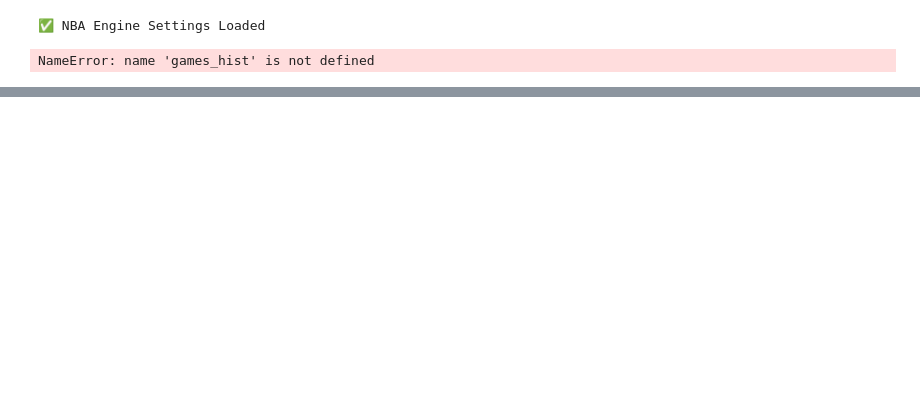
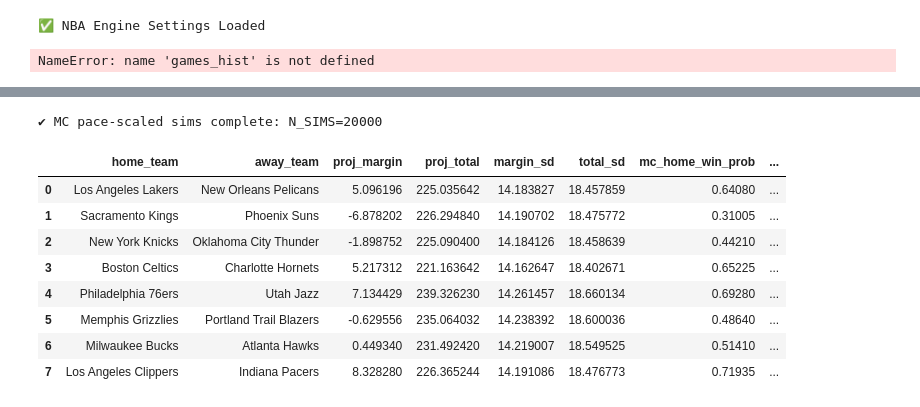
Before and after one commit to dchav12/New-stable-, a Jupyter notebook: NBA_STABLE.ipynb, the cells around one changed output, grey strips where cells are left out. Cells and saved outputs as stored; diff of their text form; code cells hidden in the pictures; blank space fills up the shorter version.

```diff
--- a/NBA_STABLE.ipynb
+++ b/NBA_STABLE.ipynb
@@ -14902,0 +17291,68 @@ Saved: nba_top10_win_priority_ev.csv, nba_discord_top10.txt
+# %%
+# =========================
+# BOTTOM CELL: Monte Carlo using per-game SDs (margin_sd/total_sd)
+# =========================
+import numpy as np, pandas as pd
+
+N_SIMS = 20000
+SEED = 7
+
+if "g" not in globals() or g is None:
+    raise RuntimeError("MC PACE: g not found.")
+req = ["proj_margin","proj_total","margin_sd","total_sd","home_team","away_team","home_spread","total_line"]
+missing = [c for c in req if c not in g.columns]
+if missing:
+    raise RuntimeError(f"MC PACE: missing columns: {missing}")
+
+if g["proj_margin"].isna().any() or g["proj_total"].isna().any():
+    bad = g[g["proj_margin"].isna() | g["proj_total"].isna()][["home_team","away_team","proj_margin","proj_total"]]
+    raise RuntimeError("MC PACE: NaNs in projections:\n" + bad.to_string(index=False))
+
+np.random.seed(SEED)
+
+mc_rows = []
+for _, row in g.iterrows():
+    mu_m = float(row["proj_margin"])
+    mu_t = float(row["proj_total"])
+    sd_m = float(row["margin_sd"])
+    sd_t = float(row["total_sd"])
+
+    m = np.random.normal(mu_m, sd_m, size=N_SIMS)
+    t = np.random.normal(mu_t, sd_t, size=N_SIMS)
+
+    home_win = float((m > 0).mean())
+    home_cover = float((m > float(row["home_spread"])).mean())
+    over = float((t > float(row["total_line"])).mean())
+
+    mc_rows.append({
+        "home_team": row["home_team"],
+        "away_team": row["away_team"],
+        "proj_margin": mu_m,
+        "proj_total": mu_t,
+        "margin_sd": sd_m,
+        "total_sd": sd_t,
+        "mc_home_win_prob": home_win,
+        "mc_home_cover_prob": home_cover,
+        "mc_over_prob": over,
+        "mc_margin_med": float(np.median(m)),
+        "mc_total_med": float(np.median(t)),
+        "mc_margin_p10": float(np.quantile(m, 0.10)),
+        "mc_margin_p90": float(np.quantile(m, 0.90)),
+        "mc_total_p10": float(np.quantile(t, 0.10)),
+        "mc_total_p90": float(np.quantile(t, 0.90)),
+    })
+
+mc_df = pd.DataFrame(mc_rows)
+print(f"✔ MC pace-scaled sims complete: N_SIMS={N_SIMS}")
+display(mc_df)
+# %% [output]
+✔ MC pace-scaled sims complete: N_SIMS=20000
+|  | home_team | away_team | proj_margin | proj_total | margin_sd | total_sd | mc_home_win_prob | ... |
+| 0 | Los Angeles Lakers | New Orleans Pelicans | 5.096196 | 225.035642 | 14.183827 | 18.457859 | 0.64080 | ... |
+| 1 | Sacramento Kings | Phoenix Suns | -6.878202 | 226.294840 | 14.190702 | 18.475772 | 0.31005 | ... |
+| 2 | New York Knicks | Oklahoma City Thunder | -1.898752 | 225.090400 | 14.184126 | 18.458639 | 0.44210 | ... |
+| 3 | Boston Celtics | Charlotte Hornets | 5.217312 | 221.163642 | 14.162647 | 18.402671 | 0.65225 | ... |
+| 4 | Philadelphia 76ers | Utah Jazz | 7.134429 | 239.326230 | 14.261457 | 18.660134 | 0.69280 | ... |
+| 5 | Memphis Grizzlies | Portland Trail Blazers | -0.629556 | 235.064032 | 14.238392 | 18.600036 | 0.48640 | ... |
+| 6 | Milwaukee Bucks | Atlanta Hawks | 0.449340 | 231.492420 | 14.219007 | 18.549525 | 0.51410 | ... |
+| 7 | Los Angeles Clippers | Indiana Pacers | 8.328280 | 226.365244 | 14.191086 | 18.476773 | 0.71935 | ... |
```
Also changed, not shown: parts of 77 cells of this notebook.
